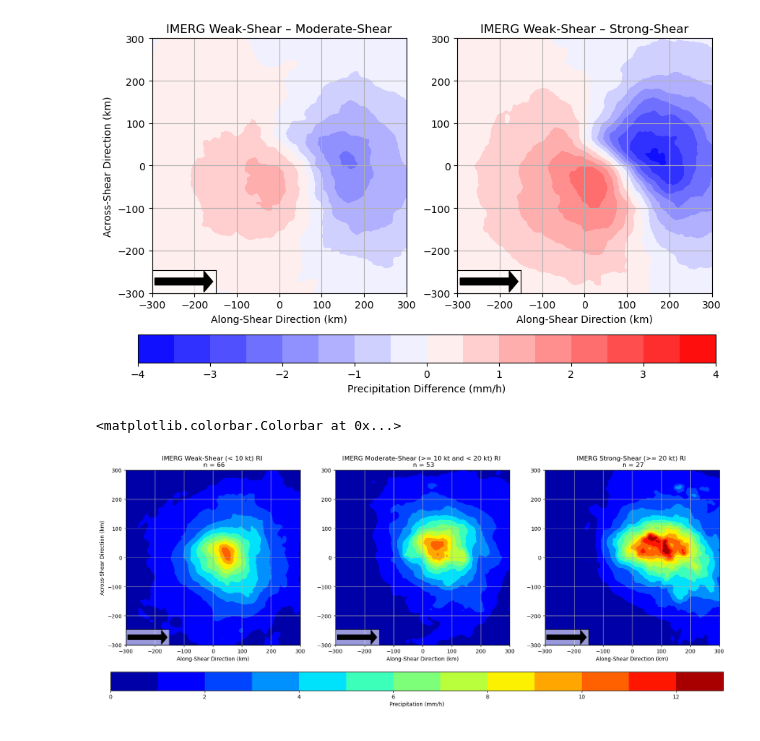
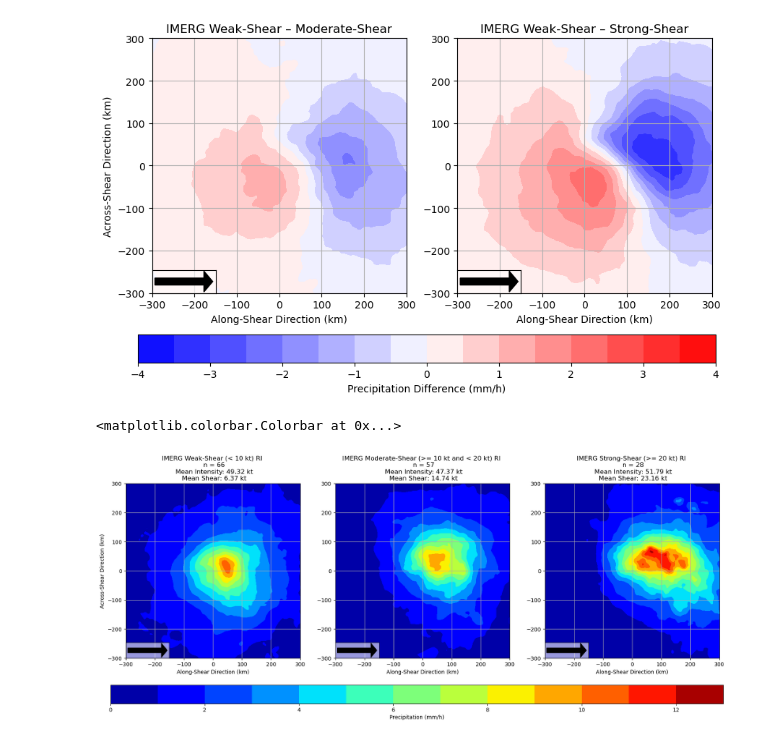
Before and after one commit to a98alvin/TC_RI_P1, a Jupyter notebook: scripts/obs/IMERG Composites (NATL).ipynb, the cells around one changed output. Drawn from its saved outputs; the diff is of its cells as text; code cells hidden in the pictures.

```diff
--- a/scripts/obs/IMERG Composites (NATL).ipynb
+++ b/scripts/obs/IMERG Composites (NATL).ipynb
@@ -32,9 +34,10 @@ ohc_inds =  SHIPS.where(SHIPS['COHC'] >=10).dropna().index
 
 # Select Storm with at least 40% Mid-level (700–500 hPa) RH
 
-rhmd_inds =  SHIPS.where(SHIPS['RHMD'] >=40).dropna().index
+# rhmd_inds =  SHIPS.where(SHIPS['RHMD'] >=40).dropna().index
 
-result = multiple_conditions_index_finder([tropical_inds,dtl_inds,ohc_inds,rhmd_inds])
+# result = multiple_conditions_index_finder([tropical_inds,dtl_inds,ohc_inds,rhmd_inds])
+result = multiple_conditions_index_finder([tropical_inds,dtl_inds,ohc_inds])
 
 # Cases that meet all criteria set above
 filtered_cases = SHIPS.iloc[result]
@@ -285,6 +275,10 @@ for f_i in filtered_cases.index:
         ri_boo = 0
     else: # Has value 12 h later, check RI or not
         intensity_12_h_change = current_vmax[current_storm_time.name + 2] - current_vmax[current_storm_time.name]
+        if intensity_12_h_change >= 40: # 20 or greater
+            extreme_ri_boo = 1
+        else:
+            extreme_ri_boo = 0
         if intensity_12_h_change >= 20: # 20 or greater
             ri_boo = 1
         else:
@@ -306,10 +300,11 @@ for f_i in filtered_cases.index:
             weakening_boo = 0
 
 
-    boo_list.append([ri_boo,slowly_boo,ss_boo,weakening_boo])
+    boo_list.append([ri_boo,slowly_boo,ss_boo,weakening_boo,intensity_12_h_change,extreme_ri_boo])
 
 boolean_pd = pd.DataFrame(boo_list,index=filtered_cases.index,columns=['RI Boolean','Slowly-Intensifying Boolean',
-                                                                  'Steady-State Boolean','Weakening Boolean'])
+                                                                  'Steady-State Boolean','Weakening Boolean','12-h Intensity Change',
+                                                                       'Extreme RI Boolean'])
 
 filtered_with_boo = pd.concat([filtered_cases,boolean_pd],axis=1)
 filtered_with_boo_multi_index = filtered_with_boo.set_index(['Time','Storm_ID','Name'], append=True)
@@ -604,6 +598,13 @@ weak_storm_moderate_shear_RI_imerg = imerg_cases.sel(case=multiple_conditions_in
                                                                                             RI_indices]))
 weak_storm_strong_shear_RI_imerg = imerg_cases.sel(case=multiple_conditions_index_finder([weak_storm_indices,strong_shear_indices,
                                                                                             RI_indices]))
+weak_storm_weak_shear_RI_mean_intensity = filtered_with_boo.loc[weak_storm_weak_shear_RI_imerg['case']]['VMAX'].mean().round(2)
+weak_storm_moderate_shear_RI_mean_intensity = filtered_with_boo.loc[weak_storm_moderate_shear_RI_imerg['case']]['VMAX'].mean().round(2)
+weak_storm_strong_shear_RI_mean_intensity = filtered_with_boo.loc[weak_storm_strong_shear_RI_imerg['case']]['VMAX'].mean().round(2)
+
+weak_storm_weak_shear_RI_mean_shear = filtered_with_boo.loc[weak_storm_weak_shear_RI_imerg['case']]['SHRD'].mean().round(2)
+weak_storm_moderate_shear_RI_mean_shear = filtered_with_boo.loc[weak_storm_moderate_shear_RI_imerg['case']]['SHRD'].mean().round(2)
+weak_storm_strong_shear_RI_mean_shear = filtered_with_boo.loc[weak_storm_strong_shear_RI_imerg['case']]['SHRD'].mean().round(2)
 
 fig = plt.figure(figsize=(20, 7))
 
@@ -616,40 +617,46 @@ ax3 = fig.add_subplot(gs[0, 2],adjustable='box', aspect=1)
 weak_storm_weak_shear_RI_cf = ax.contourf(imerg_cases['x'], imerg_cases['y'],weak_storm_weak_shear_RI_imerg.mean('case'),
                               levels=np.arange(0,13.1,1),cmap='jet')
 ax.grid()
-ax.set_title('IMERG Weak-Shear (< 10 kt) RI \n n = ' + str(len(weak_storm_weak_shear_RI_imerg)))
+ax.set_title('IMERG Weak-Shear (< 10 kt) RI \n n = ' + str(len(weak_storm_weak_shear_RI_imerg))
+             + '\n Mean Intensity: ' + str(weak_storm_weak_shear_RI_mean_intensity) + ' kt'
+             + '\n Mean Shear: ' + str(weak_storm_weak_shear_RI_mean_shear) + ' kt')
 ax.set_xlabel('Along-Shear Direction (km)')
 ax.set_ylabel('Across-Shear Direction (km)')
 
 axins = inset_axes(ax, width="25%", height="9%", loc=3, borderpad=0)
 axins.tick_params(labelleft=False, labelbottom=False,left = False,bottom = False)
 axins.patch.set_alpha(0.6)
 q = axins.arrow(0,0,0.05,0,color='black',head_length = 0.009)
 
 weak_storm_moderate_shear_RI_cf = ax2.contourf(imerg_cases['x'], imerg_cases['y'],weak_storm_moderate_shear_RI_imerg.mean('case'),
                               levels=np.arange(0,13.1,1),cmap='jet')
 ax2.grid()
-ax2.set_title('IMERG Moderate-Shear (>= 10 kt and < 20 kt) RI \n n = ' + str(len(weak_storm_moderate_shear_RI_imerg)))
+ax2.set_title('IMERG Moderate-Shear (>= 10 kt and < 20 kt) RI \n n = ' + str(len(weak_storm_moderate_shear_RI_imerg))
+             + '\n Mean Intensity: ' + str(weak_storm_moderate_shear_RI_mean_intensity) + ' kt'
+             + '\n Mean Shear: ' + str(weak_storm_moderate_shear_RI_mean_shear) + ' kt')
 ax2.set_xlabel('Along-Shear Direction (km)')
 
 axins2 = inset_axes(ax2, width="25%", height="9%", loc=3, borderpad=0)
 axins2.tick_params(labelleft=False, labelbottom=False,left = False,bottom = False)
 axins2.patch.set_alpha(0.6)
 q2 = axins2.arrow(0,0,0.05,0,color='black',head_length = 0.009)
 
 weak_storm_strong_shear_RI_cf = ax3.contourf(imerg_cases['x'], imerg_cases['y'],weak_storm_strong_shear_RI_imerg.mean('case'),
                               levels=np.arange(0,13.1,1),cmap='jet')
 ax3.grid()
-ax3.set_title('IMERG Strong-Shear (>= 20 kt) RI \n n = ' + str(len(weak_storm_strong_shear_RI_imerg)))
+ax3.set_title('IMERG Strong-Shear (>= 20 kt) RI \n n = ' + str(len(weak_storm_strong_shear_RI_imerg))
+             + '\n Mean Intensity: ' + str(weak_storm_strong_shear_RI_mean_intensity) + ' kt'
+             + '\n Mean Shear: ' + str(weak_storm_strong_shear_RI_mean_shear) + ' kt')
 ax3.set_xlabel('Along-Shear Direction (km)')
 
 axins3 = inset_axes(ax3, width="25%", height="9%", loc=3, borderpad=0)
 axins3.tick_params(labelleft=False, labelbottom=False,left = False,bottom = False)
 axins3.patch.set_alpha(0.6)
 q3 = axins3.arrow(0,0,0.05,0,color='black',head_length = 0.009)
 
 cax = plt.axes([0.105, 0, 0.8, 0.07])
 # MAKE SURE COLOR LEVELS OF ALL PLOTS ARE SET EQUALLY!!!
 plt.colorbar(weak_storm_strong_shear_RI_cf,cax=cax,label='Precipitation (mm/h)',orientation='horizontal')
 # %% [output]
 <matplotlib.colorbar.Colorbar at 0x...>
-[figure, old version]
+[figure, new version]
```
Also changed, not shown: parts of 29 cells of this notebook, 14 other files.
